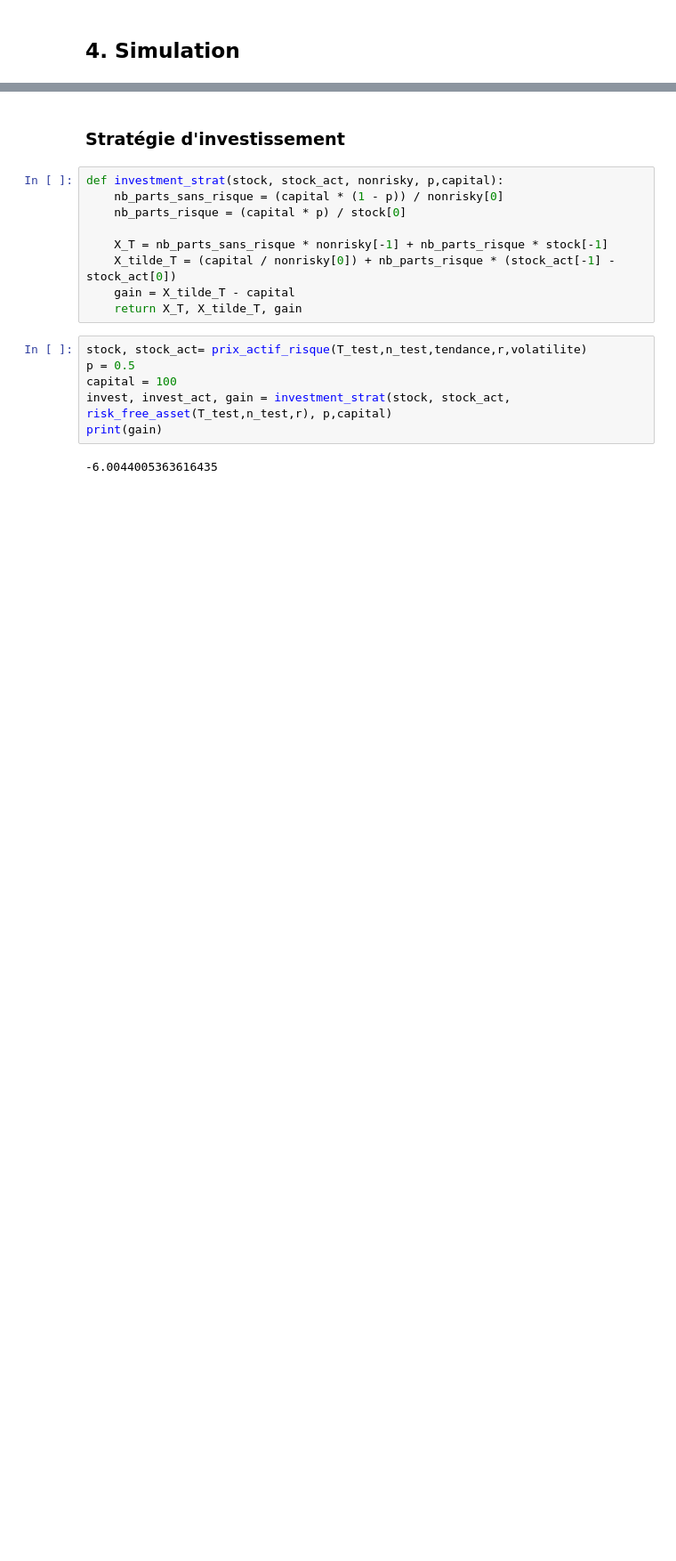
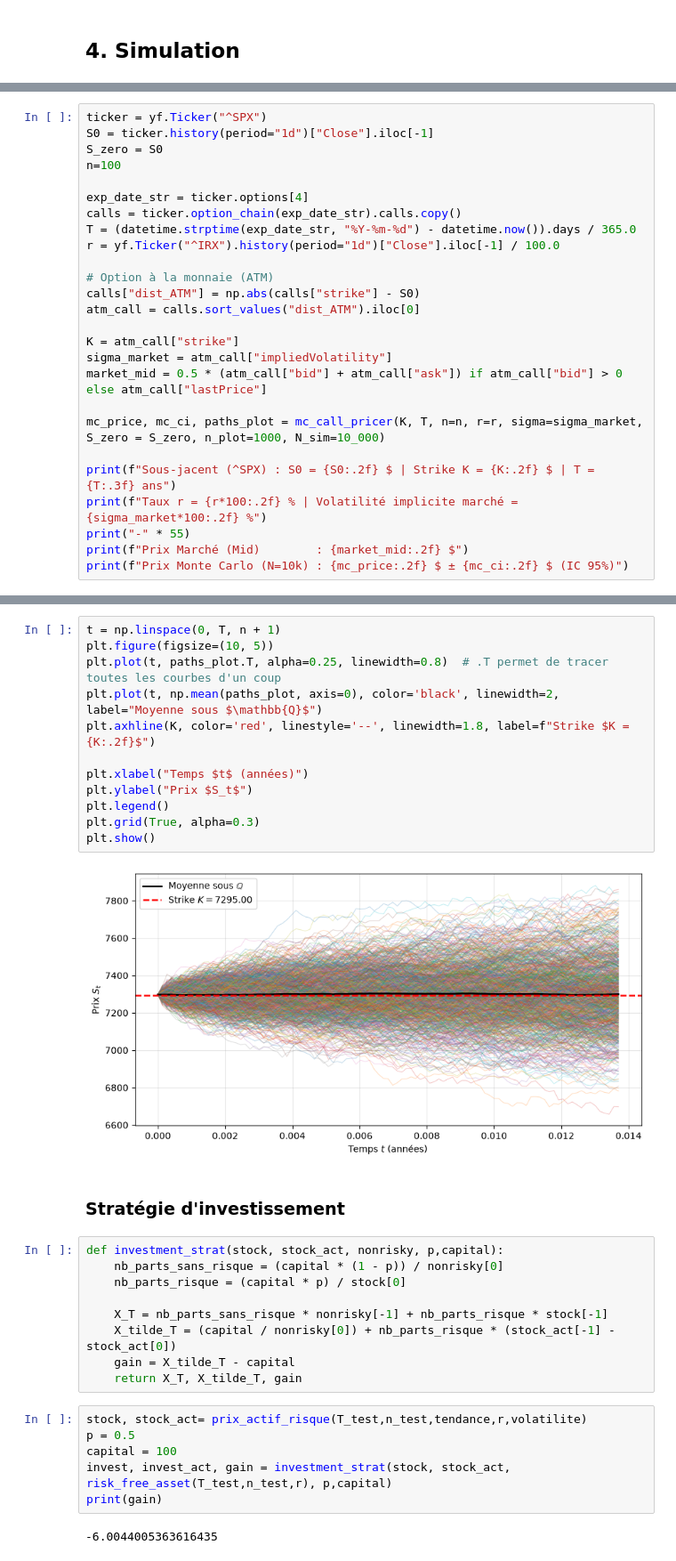
Before and after one commit to voegtlejules/heston_model, a Jupyter notebook: notebooks/PIR.ipynb, the cells around one changed output, grey strips where cells are left out. Shown at 89% size. Drawn from its saved outputs; the diff is of its cells as text; blank space fills up the shorter version.

Commit message:
Pricer

```diff
--- a/notebooks/PIR.ipynb
+++ b/notebooks/PIR.ipynb
@@ -148,0 +153,26 @@ Monte Carlo Price Call : 0.2871
+# %%
+ticker = yf.Ticker("^SPX")
+S0 = ticker.history(period="1d")["Close"].iloc[-1]
+S_zero = S0
+n=100
+
+exp_date_str = ticker.options[4]
+calls = ticker.option_chain(exp_date_str).calls.copy()
+T = (datetime.strptime(exp_date_str, "%Y-%m-%d") - datetime.now()).days / 365.0
+r = yf.Ticker("^IRX").history(period="1d")["Close"].iloc[-1] / 100.0
+
+# Option à la monnaie (ATM)
+calls["dist_ATM"] = np.abs(calls["strike"] - S0)
+atm_call = calls.sort_values("dist_ATM").iloc[0]
+
+K = atm_call["strike"]
+sigma_market = atm_call["impliedVolatility"]
+market_mid = 0.5 * (atm_call["bid"] + atm_call["ask"]) if atm_call["bid"] > 0 else atm_call["lastPrice"]
+
+mc_price, mc_ci, paths_plot = mc_call_pricer(K, T, n=n, r=r, sigma=sigma_market, S_zero = S_zero, n_plot=1000, N_sim=10_000)
+
+print(f"Sous-jacent (^SPX) : S0 = {S0:.2f} $ | Strike K = {K:.2f} $ | T = {T:.3f} ans")
+print(f"Taux r = {r*100:.2f} % | Volatilité implicite marché = {sigma_market*100:.2f} %")
+print("-" * 55)
+print(f"Prix Marché (Mid)        : {market_mid:.2f} $")
+print(f"Prix Monte Carlo (N=10k) : {mc_price:.2f} $ ± {mc_ci:.2f} $ (IC 95%)")
@@ -149,3 +185,17 @@ Monte Carlo Price Call : 0.2871
+# %%
+t = np.linspace(0, T, n + 1)
+plt.figure(figsize=(10, 5))
+plt.plot(t, paths_plot.T, alpha=0.25, linewidth=0.8)  # .T permet de tracer toutes les courbes d'un coup
+plt.plot(t, np.mean(paths_plot, axis=0), color='black', linewidth=2, label="Moyenne sous $\mathbb{Q}$")
+plt.axhline(K, color='red', linestyle='--', linewidth=1.8, label=f"Strike $K = {K:.2f}$")
+
+plt.xlabel("Temps $t$ (années)")
+plt.ylabel("Prix $S_t$")
+plt.legend()
+plt.grid(True, alpha=0.3)
+plt.show()
+# %% [output]
+[figure, added]
 # %% [markdown]
 ### Stratégie d'investissement
 # %%
```
Also changed, not shown: parts of 13 cells of this notebook, 3 other files.
